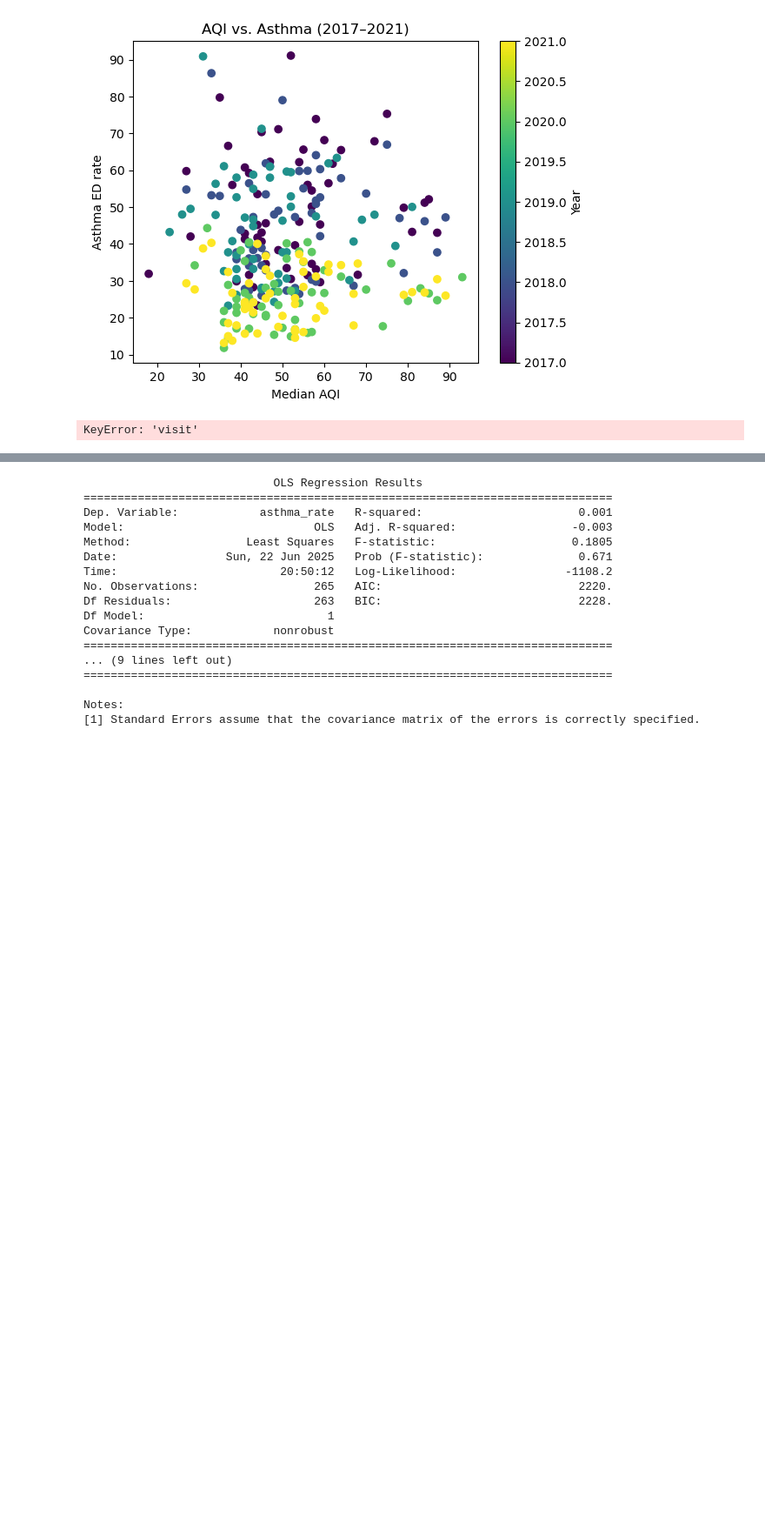
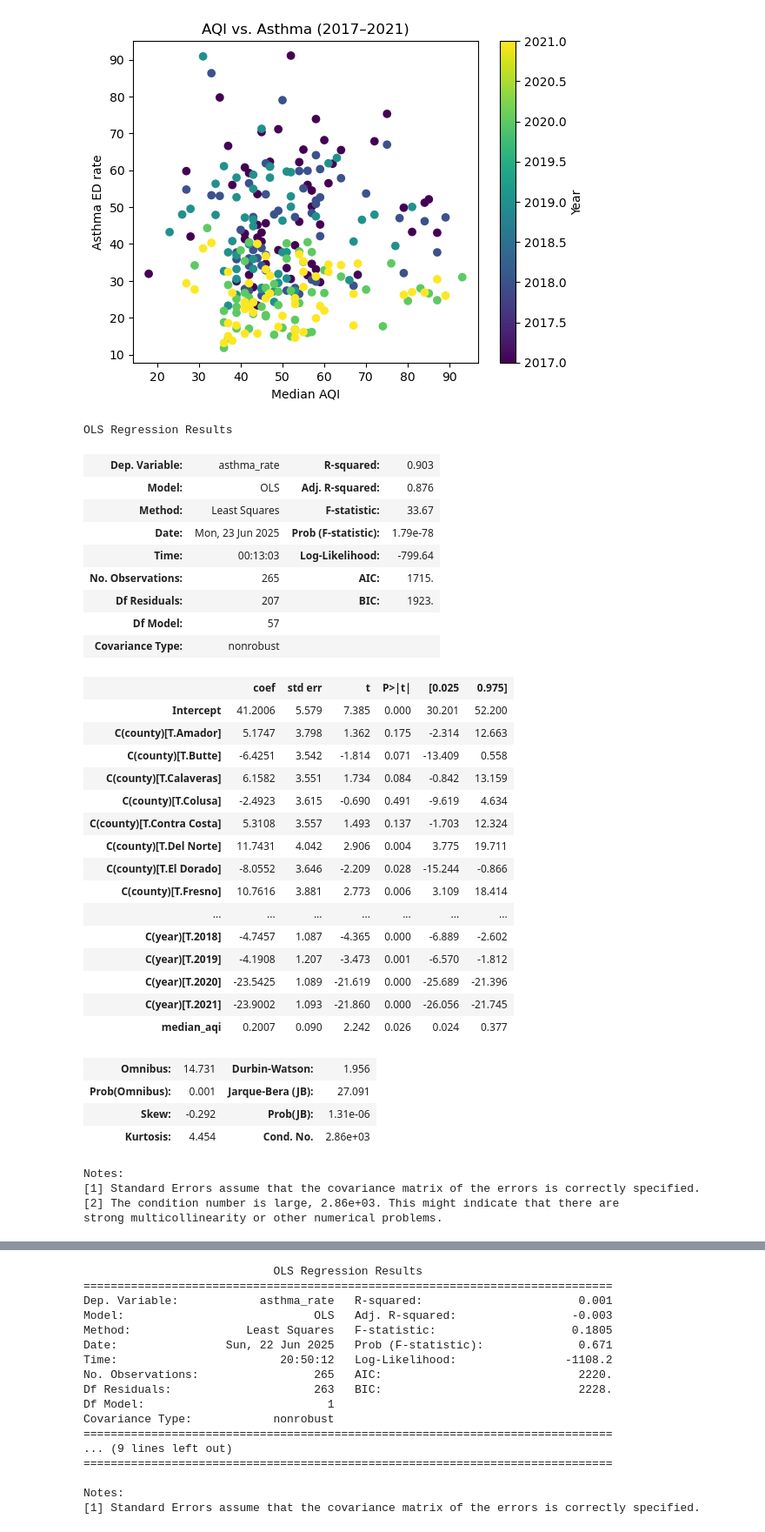
Before and after one commit to cassandrahuber/SCIPE-CI-SIP-Project, a Jupyter notebook: notebooks/02_exploratory_analysis.ipynb, the cells around one changed output, grey strips where cells are left out. Shown: that part at 87% size. Saved outputs shown, nothing was run; the diff lists cells and outputs as text; code cells hidden in the pictures; blank space fills up the shorter version.

Commit message:
data analyzing

```diff
--- a/notebooks/02_exploratory_analysis.ipynb
+++ b/notebooks/02_exploratory_analysis.ipynb
@@ -93,35 +86,43 @@ import matplotlib.pyplot as plt
 # %%
-# ===== Load your data =====
-# Replace with your actual file
-df = pd.read_csv("../processed_data/merged_data_2017-2021.csv")
-# Inspect
-#print(df.head())
-#print(df.describe())
-# ===== Example preprocessing =====
-# Ensure binary outcome is coded as 0 (no visit), 1 (visit)
-# Replace 'visit' with your actual column name
-# Replace 'Yes'/'No' with actual values in your data if needed
-df['asthma_visit'] = df['visit'].map({'No': 0, 'Yes': 1})
-# Optionally categorize AQI (e.g., EPA categories)
-# You can skip this if using continuous AQI
-df['AQI_category'] = pd.cut(df['AQI'], bins=[0, 50, 100, 150, 200, 300, np.inf],
-                            labels=['Good', 'Moderate', 'Unhealthy for Sensitive', 'Unhealthy', 'Very Unhealthy', 'Hazardous'])
-# ===== Logistic regression =====
-# Example with continuous AQI
-model = smf.logit("asthma_visit ~ AQI", data=df).fit()
-print(model.summary())
-# ===== Optionally plot ORs =====
-params = model.params
-conf = model.conf_int()
-conf['OR'] = np.exp(params)
-conf.columns = ['2.5%', '97.5%', 'OR']
-print("\nOdds Ratios and 95% CI:\n", np.exp(model.conf_int()).assign(OR=np.exp(model.params)))
-# ===== Visualization =====
-sns.histplot(df, x="AQI", hue="asthma_visit", bins=30, element="step", stat="density", common_norm=False)
-plt.title("AQI Distribution by Asthma Visit")
-plt.show()
-# Optional: categorize AQI and run model
-# model_cat = smf.logit("asthma_visit ~ C(AQI_category)", data=df).fit()
-# print(model_cat.summary())
+import statsmodels.formula.api as smf
+
+# "allow each county and each year to have its own baseline rate" ~ controlled regression
+
+mod = smf.ols('asthma_rate ~ median_aqi + C(county) + C(year)', data=df).fit()
+mod.summary()
+#print(mod.summary())
 # %% [output]
-KeyError: 'visit'
+OLS Regression Results
+| Dep. Variable: | asthma_rate | R-squared: | 0.903 |
+| Model: | OLS | Adj. R-squared: | 0.876 |
+| Method: | Least Squares | F-statistic: | 33.67 |
+| Date: | Mon, 23 Jun 2025 | Prob (F-statistic): | 1.79e-78 |
+| Time: | 00:13:03 | Log-Likelihood: | -799.64 |
+| No. Observations: | 265 | AIC: | 1715. |
+| Df Residuals: | 207 | BIC: | 1923. |
+| Df Model: | 57 |  |  |
+| Covariance Type: | nonrobust |  |  |
+|  | coef | std err | t | P>|t| | [0.025 | 0.975] |
+| Intercept | 41.2006 | 5.579 | 7.385 | 0.000 | 30.201 | 52.200 |
+| C(county)[T.Amador] | 5.1747 | 3.798 | 1.362 | 0.175 | -2.314 | 12.663 |
+| C(county)[T.Butte] | -6.4251 | 3.542 | -1.814 | 0.071 | -13.409 | 0.558 |
+| C(county)[T.Calaveras] | 6.1582 | 3.551 | 1.734 | 0.084 | -0.842 | 13.159 |
+| C(county)[T.Colusa] | -2.4923 | 3.615 | -0.690 | 0.491 | -9.619 | 4.634 |
+| C(county)[T.Contra Costa] | 5.3108 | 3.557 | 1.493 | 0.137 | -1.703 | 12.324 |
+| C(county)[T.Del Norte] | 11.7431 | 4.042 | 2.906 | 0.004 | 3.775 | 19.711 |
+| C(county)[T.El Dorado] | -8.0552 | 3.646 | -2.209 | 0.028 | -15.244 | -0.866 |
+| C(county)[T.Fresno] | 10.7616 | 3.881 | 2.773 | 0.006 | 3.109 | 18.414 |
+| ... | ... | ... | ... | ... | ... | ... |
+| C(year)[T.2018] | -4.7457 | 1.087 | -4.365 | 0.000 | -6.889 | -2.602 |
+| C(year)[T.2019] | -4.1908 | 1.207 | -3.473 | 0.001 | -6.570 | -1.812 |
+| C(year)[T.2020] | -23.5425 | 1.089 | -21.619 | 0.000 | -25.689 | -21.396 |
+| C(year)[T.2021] | -23.9002 | 1.093 | -21.860 | 0.000 | -26.056 | -21.745 |
+| median_aqi | 0.2007 | 0.090 | 2.242 | 0.026 | 0.024 | 0.377 |
+| Omnibus: | 14.731 | Durbin-Watson: | 1.956 |
+| Prob(Omnibus): | 0.001 | Jarque-Bera (JB): | 27.091 |
+| Skew: | -0.292 | Prob(JB): | 1.31e-06 |
+| Kurtosis: | 4.454 | Cond. No. | 2.86e+03 |
+Notes:
+[1] Standard Errors assume that the covariance matrix of the errors is correctly specified.
+[2] The condition number is large, 2.86e+03. This might indicate that there are
+strong multicollinearity or other numerical problems.
```
Also changed, not shown: parts of 3 cells of this notebook, 2 other files.
